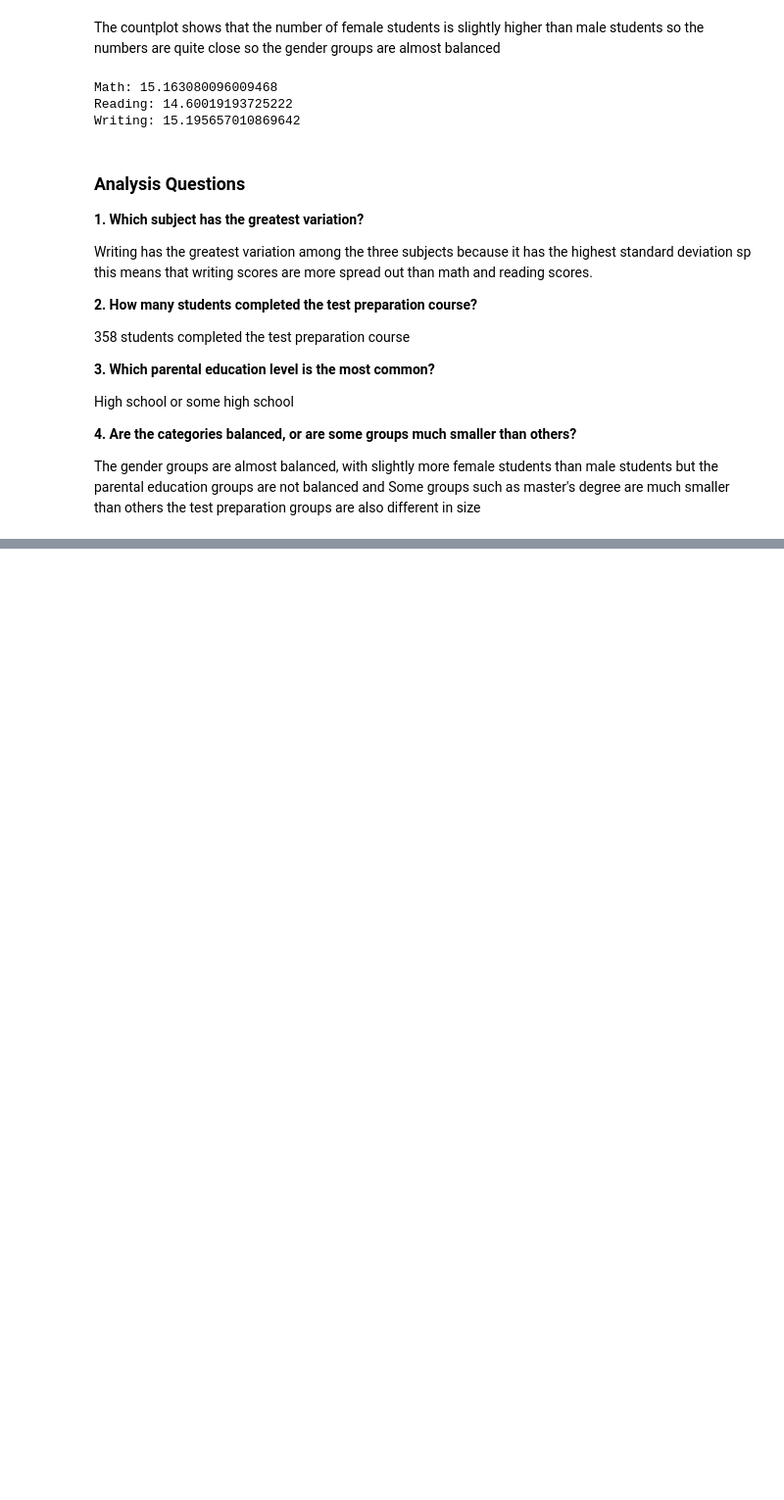
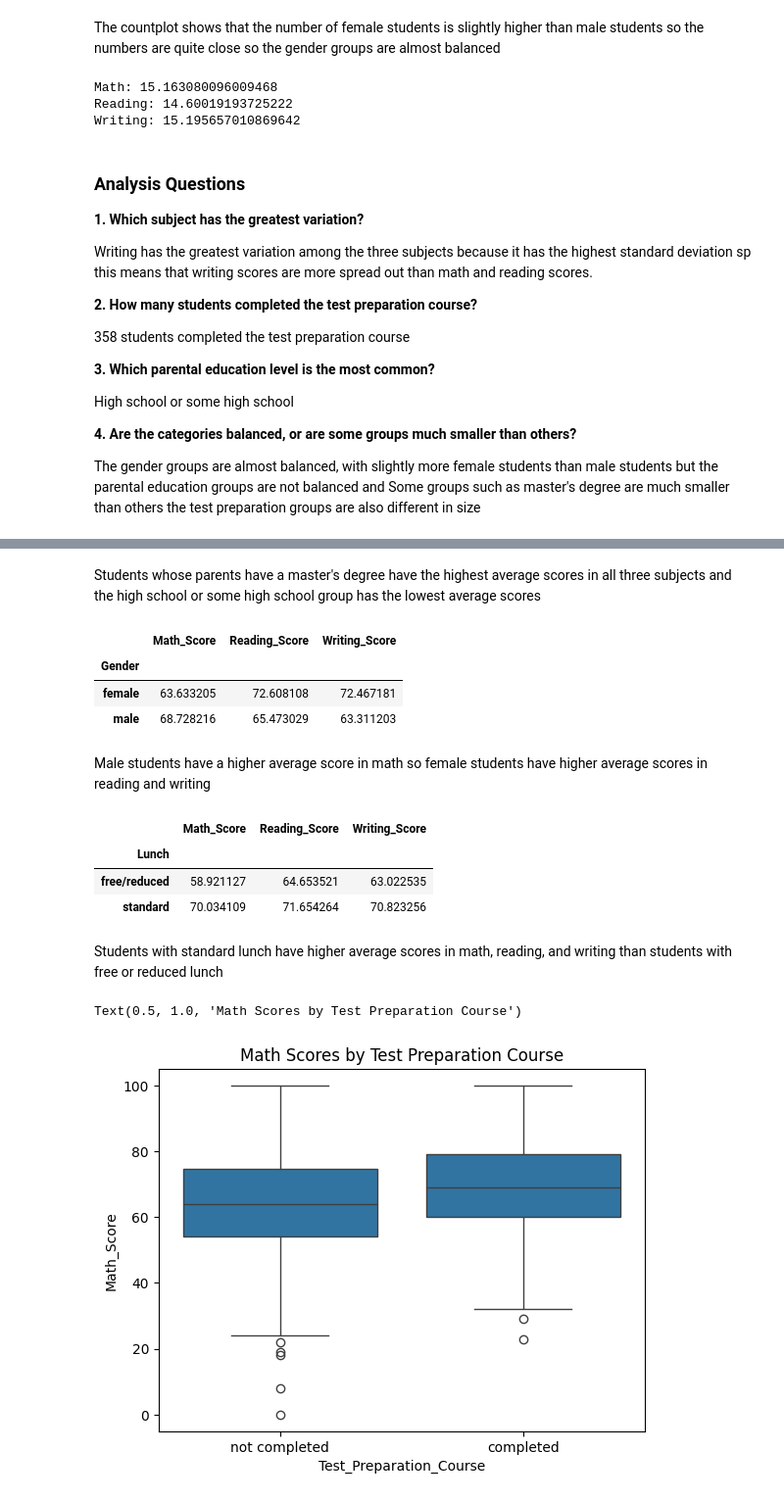
Before and after one commit to mamoo9811/Student-Performance-EDA-, a Jupyter notebook: Student_Performance_EDA.ipynb, the cells around one changed output, grey strips where cells are left out. Shown at 98% size. Drawn from its saved outputs; the diff is of its cells as text; code cells hidden in the pictures; blank space fills up the shorter version.

```diff
--- a/Student_Performance_EDA.ipynb
+++ b/Student_Performance_EDA.ipynb
@@ -688,0 +729,30 @@ The gender groups are almost balanced, with slightly more female students than m
+# %% [markdown]
+Students whose parents have a master's degree have the highest average scores in all three subjects and the high school or some high school group has the lowest average scores
+# %%
+df.groupby('Gender')[
+    ['Math_Score', 'Reading_Score', 'Writing_Score']
+].mean()
+# %% [output]
+|  | Math_Score | Reading_Score | Writing_Score |
+| Gender |  |  |  |
+| female | 63.633205 | 72.608108 | 72.467181 |
+| male | 68.728216 | 65.473029 | 63.311203 |
+# %% [markdown]
+Male students have a higher average score in math so female students have higher average scores in reading and writing
+# %%
+df.groupby('Lunch')[
+    ['Math_Score', 'Reading_Score', 'Writing_Score']
+].mean()
+# %% [output]
+|  | Math_Score | Reading_Score | Writing_Score |
+| Lunch |  |  |  |
+| free/reduced | 58.921127 | 64.653521 | 63.022535 |
+| standard | 70.034109 | 71.654264 | 70.823256 |
+# %% [markdown]
+Students with standard lunch have higher average scores in math, reading, and writing than students with free or reduced lunch
+# %%
+sns.boxplot(data=df, x='Test_Preparation_Course', y='Math_Score')
+plt.title('Math Scores by Test Preparation Course')
+# %% [output]
+Text(0.5, 1.0, 'Math Scores by Test Preparation Course')
+[figure, added]
```
Also changed, not shown: parts of 25 cells of this notebook.
